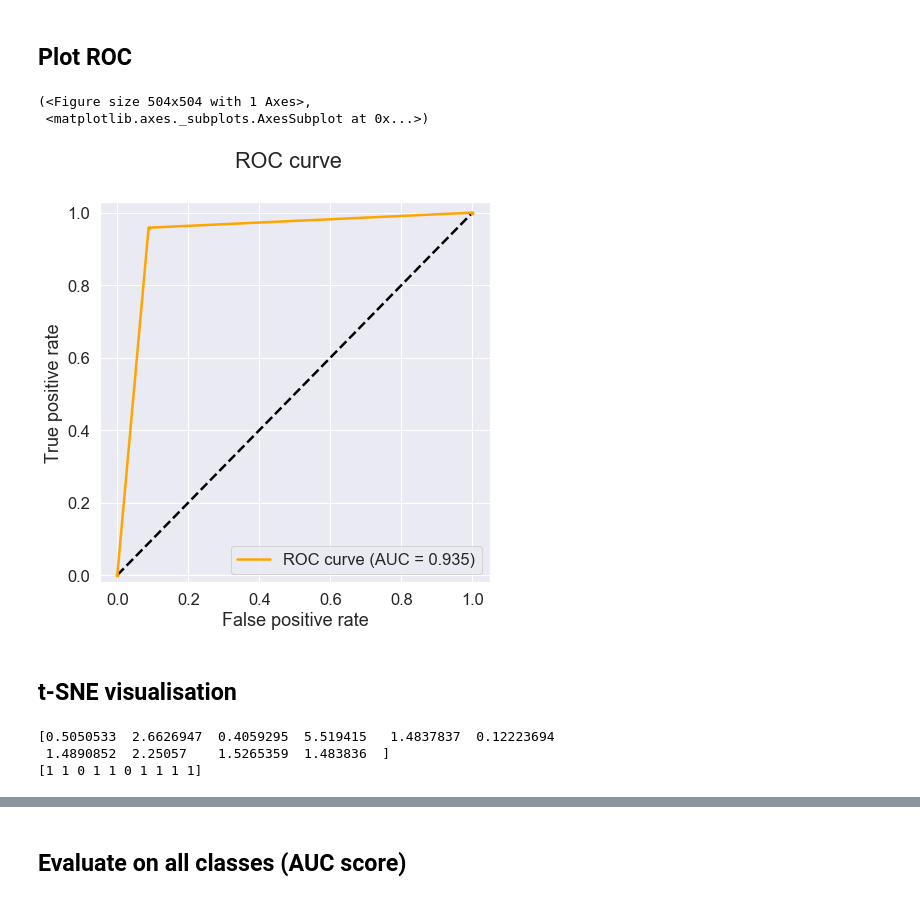
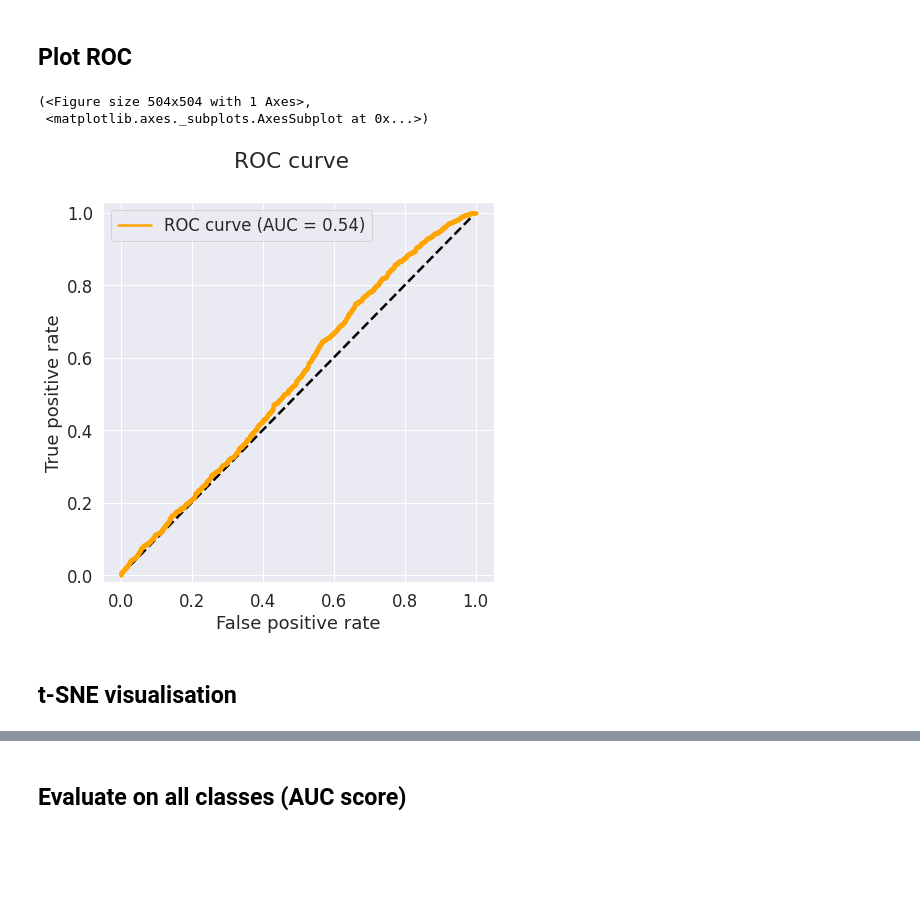
Before and after one commit to hugovaysset/MNIST_UAD, a Jupyter notebook: MNIST_one_vs_all/deep_svdd.ipynb, the cells around one changed output, grey strips where cells are left out. Drawn from its saved outputs; the diff is of its cells as text; code cells hidden in the pictures; blank space fills up the shorter version.

```diff
--- a/MNIST_one_vs_all/deep_svdd.ipynb
+++ b/MNIST_one_vs_all/deep_svdd.ipynb
@@ -43,7 +64,7 @@ ou externe, un programme ex‚cutable ou un fichier de commandes.
 x_train = np.expand_dims(x_train, -1).astype("float32") / 255
 x_test = np.expand_dims(x_test, -1).astype("float32") / 255
 
-interest_digit = 1
+interest_digit = 0
 
 # validation set
 x_val, y_val_bin = x_train[-1000:], binarize_set(y_train[-1000:], interest=interest_digit)
@@ -197,9 +209,27 @@ class DeepSVDD(Model):
             auc_scores.append(auc)
 
         return np.array(auc_scores)
+# %%
+n_filters = (8, 4)
+dense_shape = 32
+LAMBDA = 1e-6
+
+inputs = tf.keras.Input(shape=(28, 28, 1))
+c1 = layers.Conv2D(filters=n_filters[0], kernel_size=5, strides=(1, 1), kernel_regularizer=l2(LAMBDA),
+                        bias_regularizer=l2(LAMBDA), padding="same", name=f"conv_1")(inputs)
+a1 = layers.LeakyReLU(alpha=0.1, name=f"activation_1")(c1)
+mp1 = layers.MaxPooling2D((2, 2), name=f"max_pooling_1")(a1)
+c2 = layers.Conv2D(filters=n_filters[1], kernel_size=5, strides=(1, 1), kernel_regularizer=l2(LAMBDA),
+                        bias_regularizer=l2(LAMBDA), padding="same", name=f"conv_2")(mp1)
+a2 = layers.LeakyReLU(alpha=0.1, name=f"activation_2")(c2)
+mp2 = layers.MaxPooling2D((2, 2), name=f"max_pooling_2")(a2)
+f2 = layers.Flatten()(mp2)
+outputs = layers.Dense(dense_shape, kernel_regularizer=l2(LAMBDA), bias_regularizer=l2(LAMBDA))(f2)
+
+m = tf.keras.Model(inputs, outputs)
+
+svdd = DeepSVDD(m)
+svdd.compile(optimizer=tf.keras.optimizers.Adam())
 # %%
-svdd = DeepSVDD()
-svdd.compile(optimizer=tf.keras.optimizers.Adam())
-
-history = svdd.fit(x_train_bin, epochs=1, batch_size=64)
+history = svdd.fit(x_train_bin, epochs=50, batch_size=64)
 # %% [output]
@@ -211,25 +290,16 @@ y_pred = svdd.is_anormal(x_test, im_threshold=0.5)
 # %% [markdown]
 ## Plot ROC
 # %%
-from uad.diagnostic.metrics import plot_ROC
+y_scores = svdd.score_samples(x_test)
 
-fprs, tprs, _ = svdd.compute_ROC(y_test_bin, y_pred)
+fprs, tprs, _ = svdd.compute_ROC(y_test_bin, y_scores)
 
 plot_ROC(fprs, tprs)
 # %% [output]
 (<Figure size 504x504 with 1 Axes>,
  <matplotlib.axes._subplots.AxesSubplot at 0x...>)
-[figure, old version]
+[figure, new version]
 # %% [markdown]
 ## t-SNE visualisation
-# %%
-print(svdd.score_samples(x_test[:10]))
-print(y_test_bin[:10])
-
-# --> Scores seem to be compatible with normal/abnormal
-# %% [output]
-[0.5050533  2.6626947  0.4059295  5.519415   1.4837837  0.12223694
- 1.4890852  2.25057    1.5265359  1.483836  ]
-[1 1 0 1 1 0 1 1 1 1]
 # %%
 plot_tSNE(predictions, y_test_bin, plot_center=center, axis=0)
```
Also changed, not shown: parts of 14 cells of this notebook.
